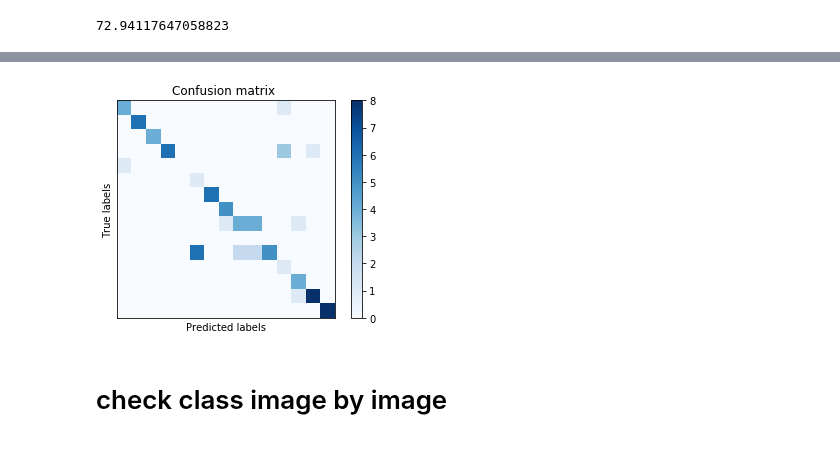
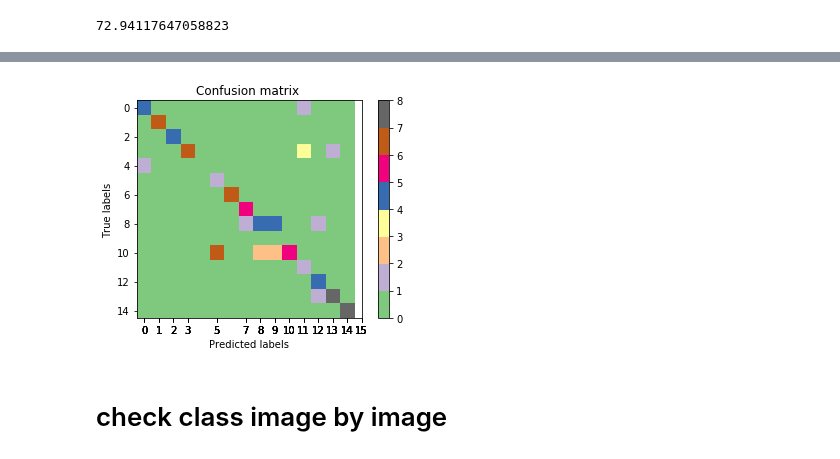
Before and after one commit to atifkarim/Implementation-of-Image-Perception-System-for-Kitchen-Utensils, a Jupyter notebook: classification_UE4_image/UE4_image_classification.ipynb, the cells around one changed output, grey strips where cells are left out. Saved outputs shown, nothing was run; the diff lists cells and outputs as text; code cells hidden in the pictures.

```diff
--- a/classification_UE4_image/UE4_image_classification.ipynb
+++ b/classification_UE4_image/UE4_image_classification.ipynb
@@ -290,14 +308,16 @@ cm = metrics.confusion_matrix(y_test, y_pred)
 # %%
-plt.imshow(cm, cmap=plt.cm.Blues)
+plt.imshow(cm, cmap=plt.cm.Accent)
 plt.xlabel("Predicted labels")
 plt.ylabel("True labels")
-plt.xticks([], [])
-plt.yticks([], [])
+# plt.xticks([], [])
+plt.xticks(y_pred)
+# plt.yticks([], [])
+plt.xticks(y_test)
 plt.title('Confusion matrix ')
 plt.colorbar()
 plt.show()
 # %% [output]
-[figure, old version]
+[figure, new version]
 # %% [markdown]
 # check class image by image
 # %%
```
Also changed, not shown: parts of 3 cells of this notebook.
